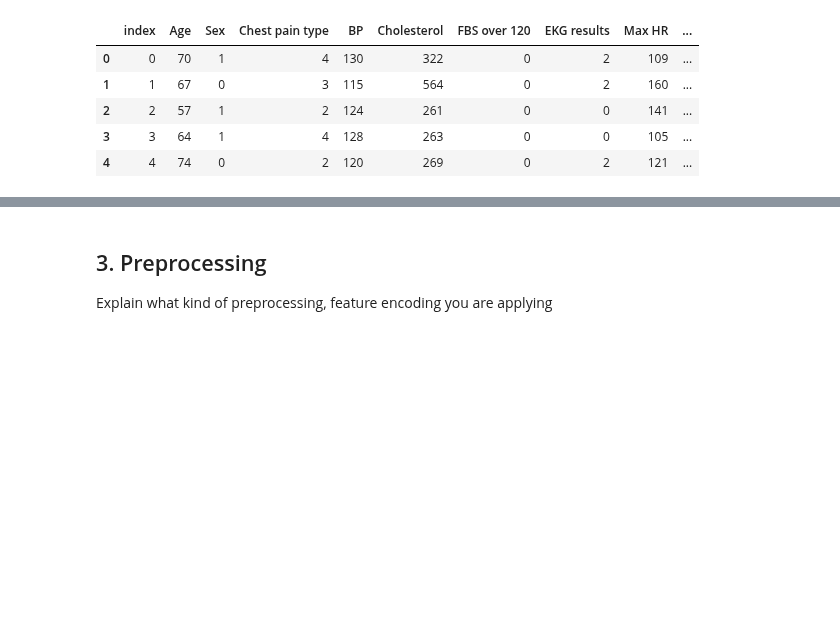
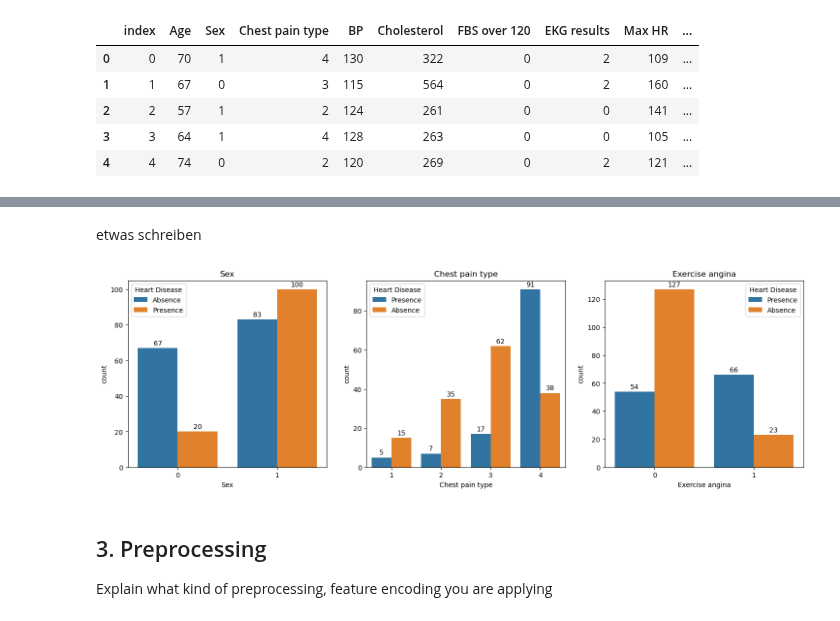
Before and after one commit to micheleishere/CO2, a Jupyter notebook: Project_CO2_main.ipynb, the cells around one changed output, grey strips where cells are left out. Saved outputs shown, nothing was run; the diff lists cells and outputs as text; code cells hidden in the pictures; blank space fills up the shorter version.

```diff
--- a/Project_CO2_main.ipynb
+++ b/Project_CO2_main.ipynb
@@ -46,3 +239,26 @@ heart_data.head()
+# %% [markdown]
+etwas schreiben
+# %%
+cat_features = ["Sex", "Chest pain type", "Exercise angina"]
+
+fig, axes = plt.subplots(1, 3, figsize=(18, 5))
+
+for ax, feature in zip(axes, cat_features):
+    sns.countplot(
+        x=feature,
+        hue="Heart Disease",
+        data=heart_data,
+        ax=ax)
+
+    for container in ax.containers:
+        ax.bar_label(container, padding=2)
+
+    ax.set_title(feature)
+
+
+#noch female und male in plot
+# %% [output]
+[figure, added]
 # %% [markdown]
 ## 3. Preprocessing
 
```
Also changed, not shown: parts of 11 cells of this notebook, 1 other file.
